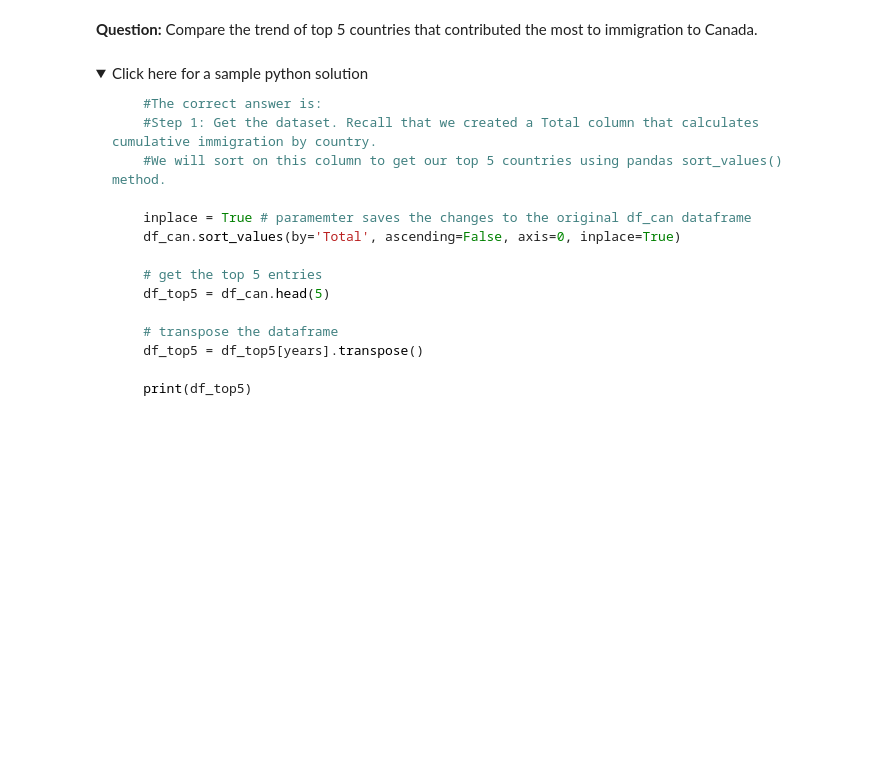
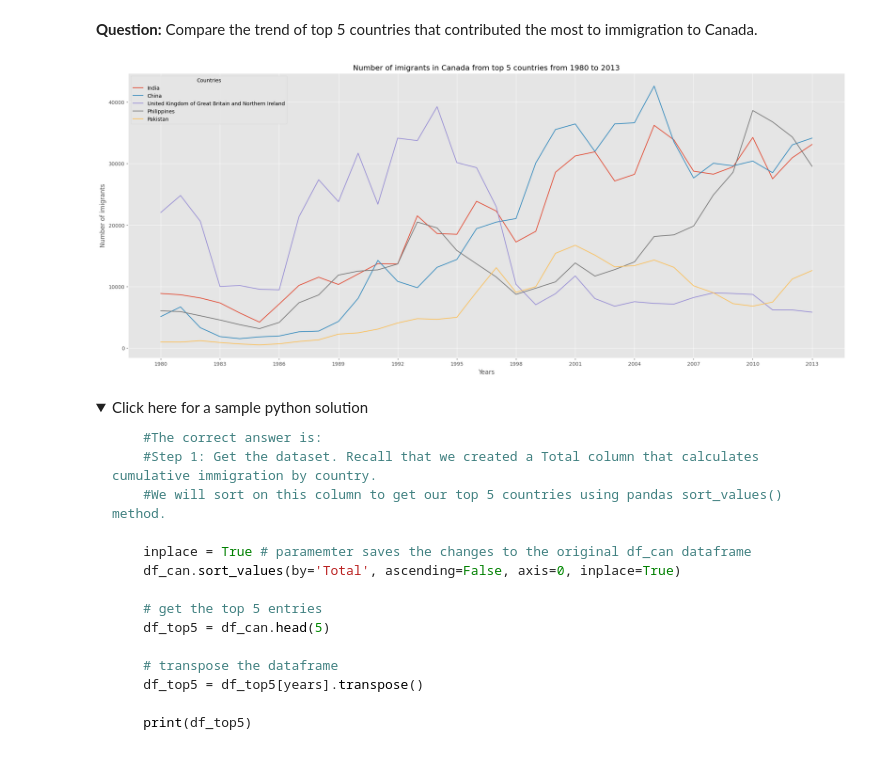
Before and after one commit to tranttha/IBM-DS-Course, a Jupyter notebook: Course 8 Data visulization with python/Module 1 Introduction to data visualization tools/1.2-Exercise-Introduction-to-Matplotlib-and-Line-Plots_.ipynb, the cells around one changed output. Drawn from its saved outputs; the diff is of its cells as text; code cells hidden in the pictures; folded sections open; blank space fills up the shorter version.

```diff
--- a/Course 8 Data visulization with python/Module 1 Introduction to data visualization tools/1.2-Exercise-Introduction-to-Matplotlib-and-Line-Plots_.ipynb
+++ b/Course 8 Data visulization with python/Module 1 Introduction to data visualization tools/1.2-Exercise-Introduction-to-Matplotlib-and-Line-Plots_.ipynb
@@ -276,6 +350,20 @@ Line plot is a handy tool to display several dependent variables against one ind
 **Question:** Compare the trend of top 5 countries that contributed the most to immigration to Canada.
 # %%
 ### type your answer here
+df_can.sort_values(by='Total',ascending=False, inplace=True)
+df_top5 = df_can.head(5)
+df_top5 = df_top5[years].transpose()
+
+df_top5.index = df_top5.index.map(int)
+df_top5.plot(kind='line', figsize=(25,10))
+plt.title("Number of imigrants in Canada from top 5 countries from 1980 to 2013")
+plt.legend(title='Countries', loc='upper left', fontsize='medium')
+plt.xlabel("Years")
+plt.xticks(ticks= df_top5.index[0:len(years):3])
+plt.ylabel("Number of imigrants")
+plt.show()
+# %% [output]
+[figure, added]
 # %% [markdown]
 <details><summary>Click here for a sample python solution</summary>
 
```
Also changed, not shown: parts of 14 cells of this notebook.
